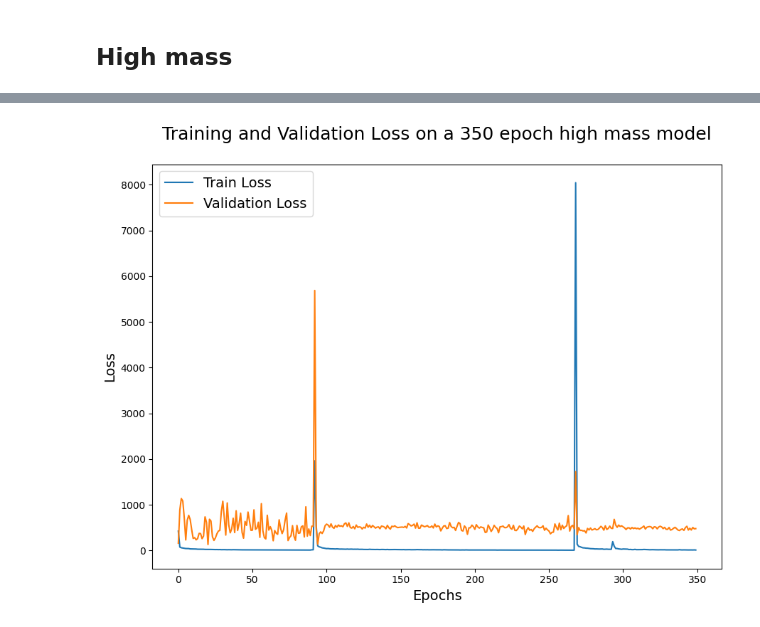
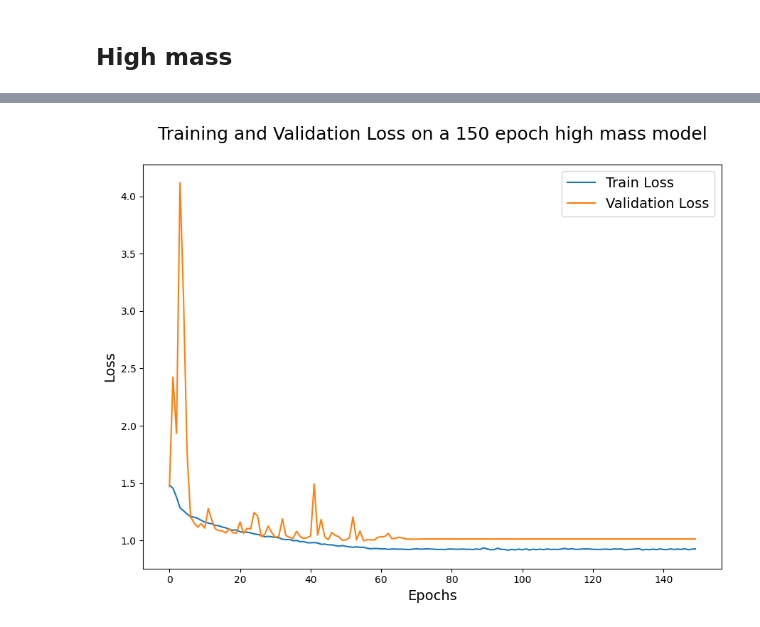
Before and after one commit to gaiavolpi/Thesis, a Jupyter notebook: 4_regression.ipynb, the cells around one changed output, grey strips where cells are left out. Drawn from its saved outputs; the diff is of its cells as text; code cells hidden in the pictures.

```diff
--- a/4_regression.ipynb
+++ b/4_regression.ipynb
@@ -340,21 +668,21 @@ Epoch 350/350
 # %%
 logger = pd.read_csv(logger_path)
 train_loss = logger['loss'].values
 val_loss = logger['val_loss'].values
 
 plt.figure(figsize=(9,7))
 plt.plot(train_loss, label='Train Loss')
 plt.plot(val_loss, label='Validation Loss')
 
 plt.xlabel('Epochs', fontsize=14)
 plt.ylabel('Loss', fontsize=14)
 
-plt.title('Training and Validation Loss on a 350 epoch high mass model',
+plt.title('Training and Validation Loss on a 150 epoch high mass model',
           fontsize=18, pad=25)
 
 plt.legend(fontsize=14, loc='best')
 
 plt.tight_layout()
 plt.show()
 # %% [output]
-[figure, old version]
+[figure, new version]
```
Also changed, not shown: parts of 45 cells of this notebook, 14 other files.
